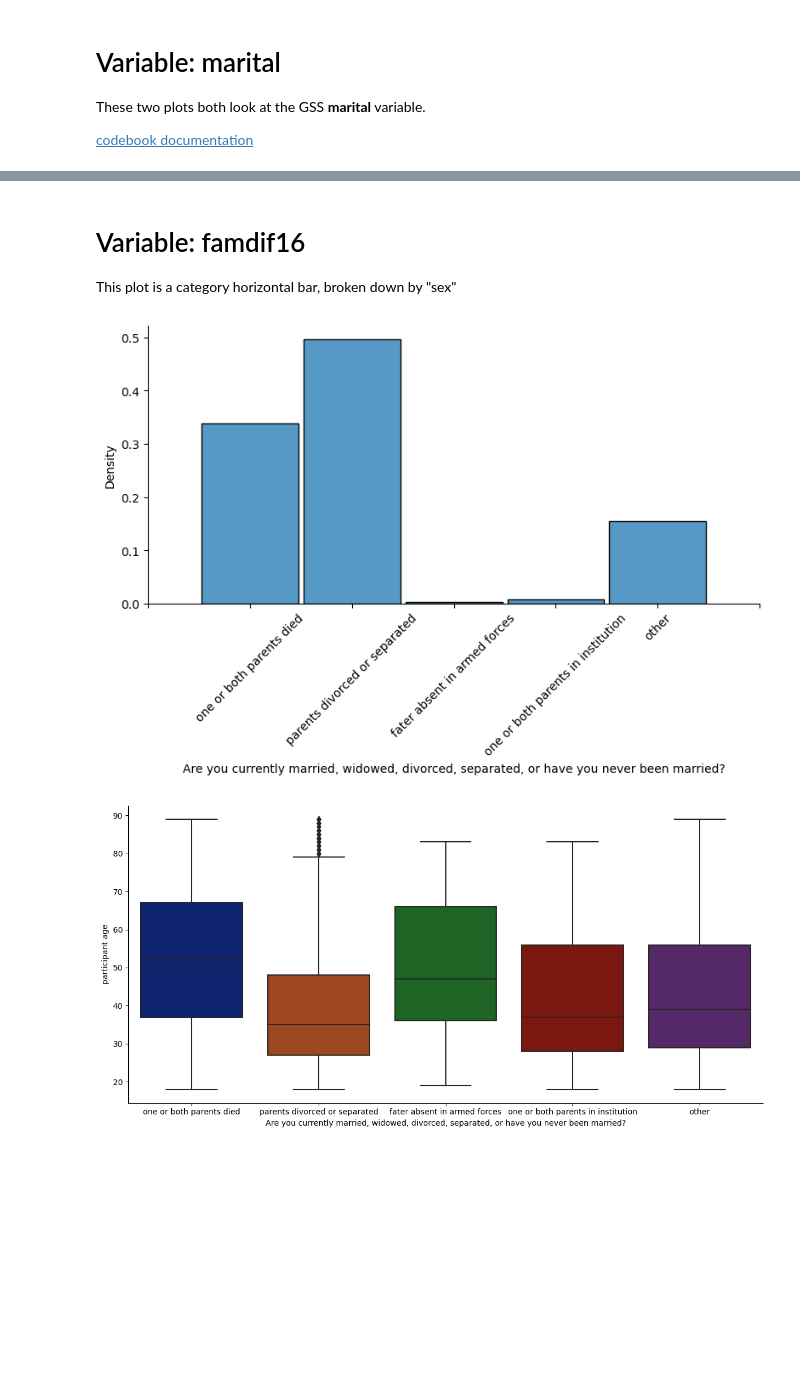
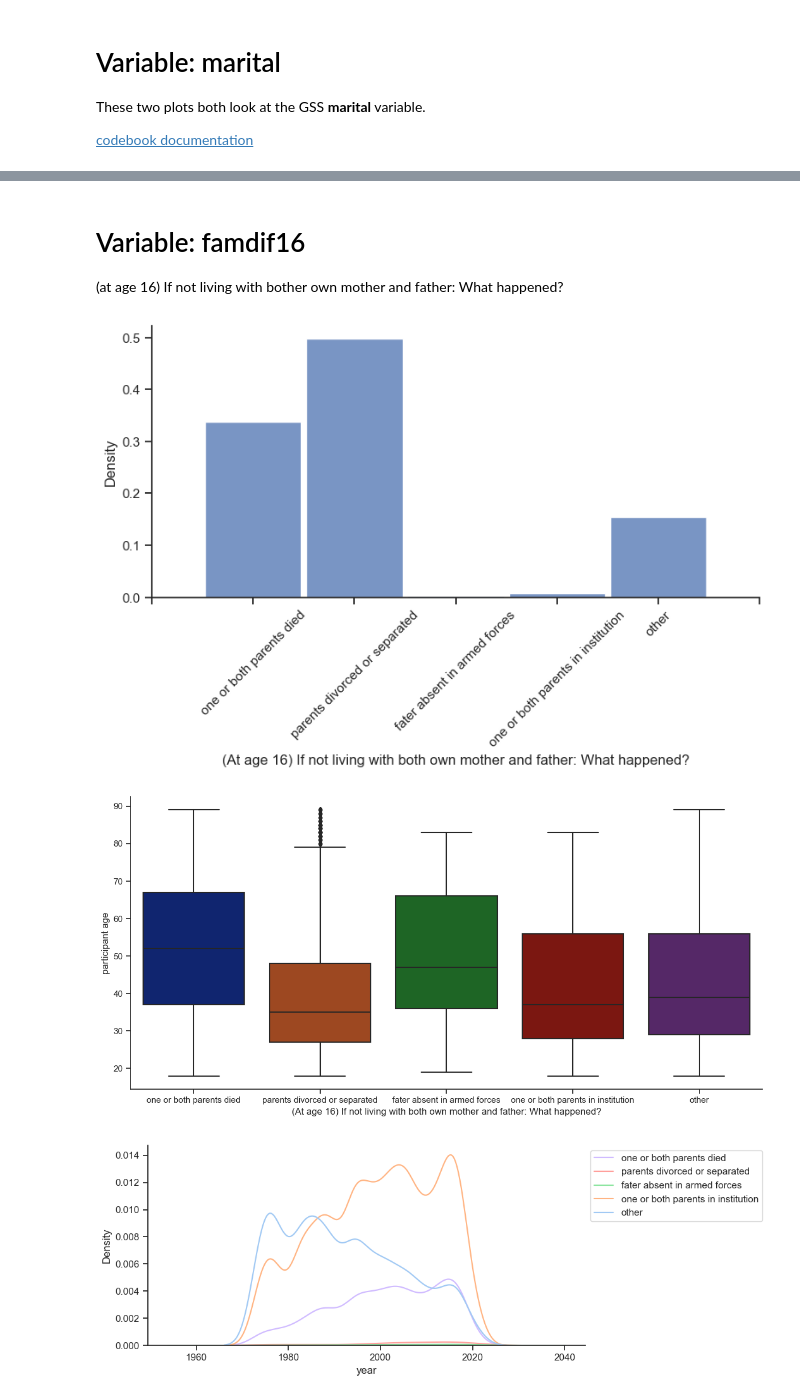
Before and after one commit to CulleyHarrelson/GeneralSocialSurvey, a Jupyter notebook: GSS - Divorce.ipynb, the cells around one changed output, grey strips where cells are left out. Saved outputs shown, nothing was run; the diff lists cells and outputs as text; code cells hidden in the pictures; blank space fills up the shorter version.

```diff
--- a/GSS - Divorce.ipynb
+++ b/GSS - Divorce.ipynb
@@ -98,10 +111,8 @@ plt.draw()
 # %% [markdown]
 # Variable: famdif16
 
-This plot is a category horizontal bar, broken down by "sex"
+(at age 16) If not living with bother own mother and father: What happened?
 # %%
-# Variable: famdif16
-# Category horizontal bar plot, broken down by "sex"
 
 spaced_labels = ['', 'one or both parents died',
           'parents divorced or separated',
@@ -109,13 +120,13 @@ spaced_labels = ['', 'one or both parents died',
           'one or both parents in institution',
           'other', '']
 
+t = "(At age 16) If not living with both own mother and father: What happened?"
+
 p = sns.displot(
     data=gss,
     kind="hist",
     x="famdif16",
-    #hue="sex",
     multiple="stack",
-    #palette='dark',
     discrete=True,
     height=4,
     aspect=2,
@@ -123,35 +134,51 @@ p = sns.displot(
     shrink=.95,
     stat="density",
     common_norm=False
 )
 p.set_xticklabels(spaced_labels)
 plt.xticks(rotation=45)
 p.set_xlabels(t)
 plt.draw()
 
 labels2 = ['one or both parents died',
           'parents divorced or separated',
           'fater absent in armed forces',
           'one or both parents in institution',
           'other']
 
 h = sns.catplot(
     data=gss,
     x="famdif16",
     y="age",
     palette='dark',
     kind="box",
     height=6,
     aspect=2,
 )
 
 h.set_xticklabels(labels2)
 h.set_xlabels(t)
 h.set_ylabels('participant age')
 plt.draw()
+
+
+by_year = sns.displot(
+    gss,
+    x="year",
+    hue="famdif16",
+    palette='pastel',
+    kind="kde",
+    height=4,
+    aspect=2,
+    legend=False,
+)
+
+plt.legend(labels=labels2, loc = 2, bbox_to_anchor = (1,1))
+plt.draw()
 # %% [output]
-[figure, old version]
+[figure, new version]
-[figure, old version]
+[figure, new version]
+[figure, added]
 # %% [markdown]
 # Variable: divorce
 
```
Also changed, not shown: parts of 6 cells of this notebook.
